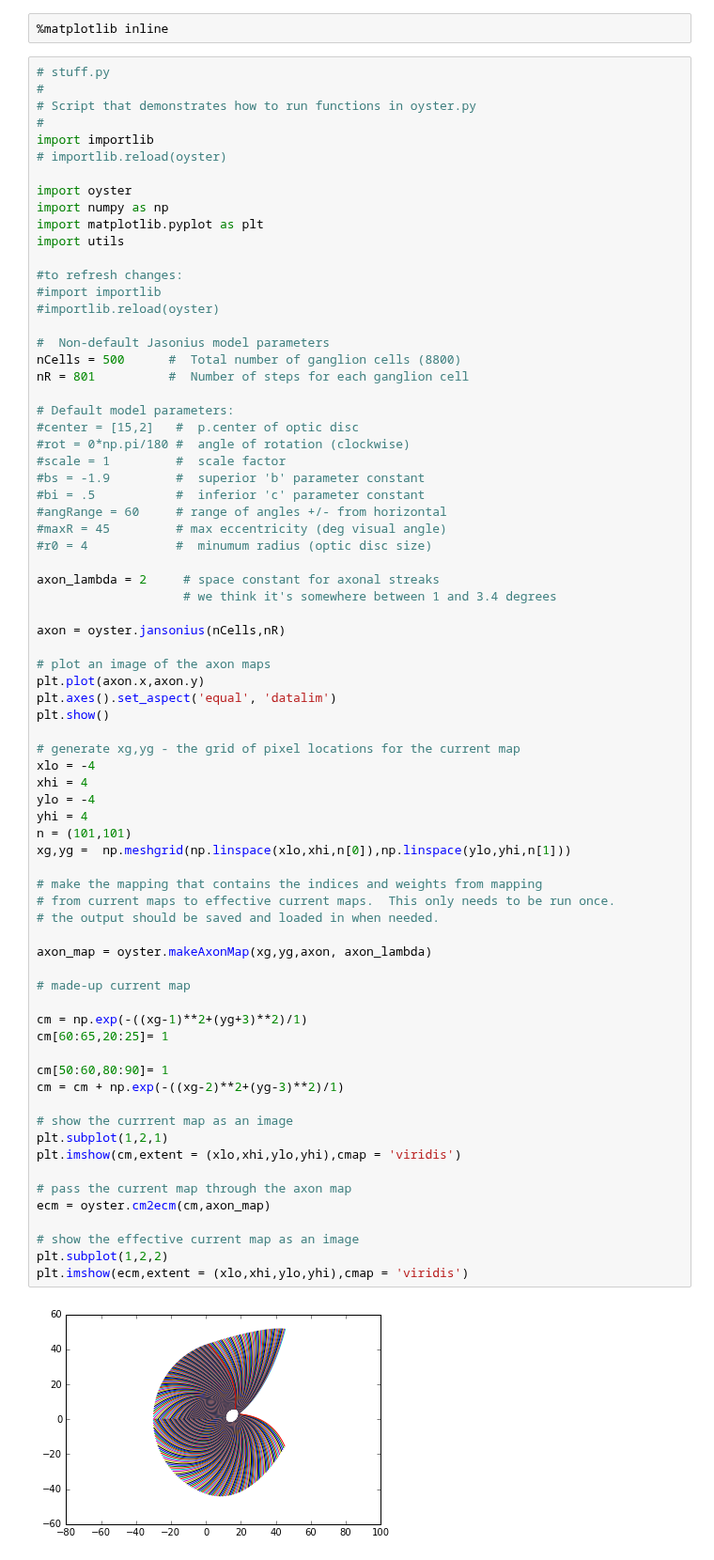
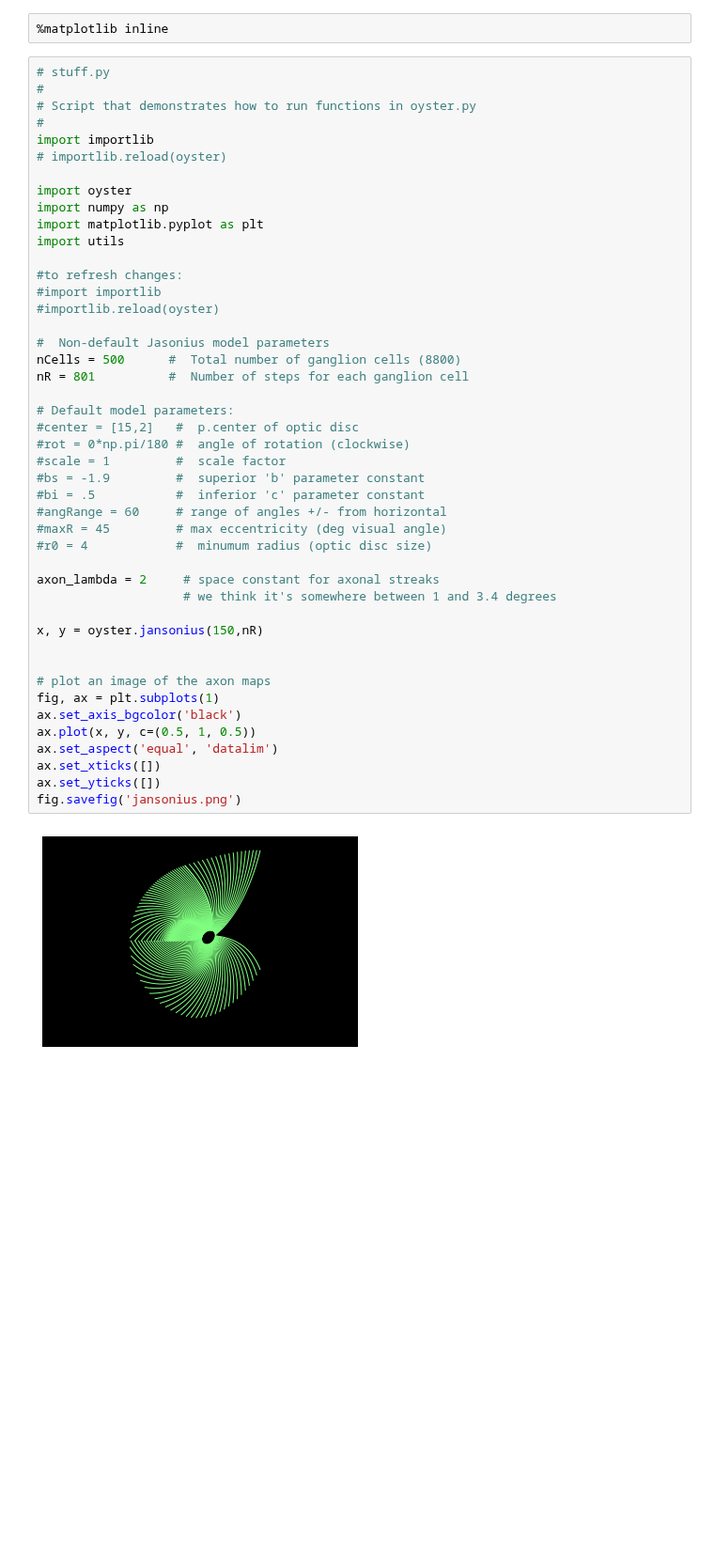
Before and after one commit to pulse2percept/pulse2percept, a Jupyter notebook: python/notebooks/oyster.ipynb, the cells around one changed output. Shown at 94% size. Saved outputs shown, nothing was run; the diff lists cells and outputs as text; blank space fills up the shorter version.

```diff
--- a/python/notebooks/oyster.ipynb
+++ b/python/notebooks/oyster.ipynb
@@ -10,68 +13,40 @@ import importlib
 
 import oyster
 import numpy as np
 import matplotlib.pyplot as plt
 import utils
 
 #to refresh changes:
 #import importlib
 #importlib.reload(oyster)
 
 #  Non-default Jasonius model parameters
 nCells = 500      #  Total number of ganglion cells (8800)
 nR = 801          #  Number of steps for each ganglion cell
 
 # Default model parameters:
 #center = [15,2]   #  p.center of optic disc
 #rot = 0*np.pi/180 #  angle of rotation (clockwise)
 #scale = 1         #  scale factor
 #bs = -1.9         #  superior 'b' parameter constant
 #bi = .5           #  inferior 'c' parameter constant
 #angRange = 60     # range of angles +/- from horizontal
 #maxR = 45         # max eccentricity (deg visual angle)
 #r0 = 4            #  minumum radius (optic disc size)
 
 axon_lambda = 2     # space constant for axonal streaks
                     # we think it's somewhere between 1 and 3.4 degrees
 
-axon = oyster.jansonius(nCells,nR)
+x, y = oyster.jansonius(150,nR)
+
 
 # plot an image of the axon maps
-plt.plot(axon.x,axon.y)
-plt.axes().set_aspect('equal', 'datalim')
-plt.show()
-
-# generate xg,yg - the grid of pixel locations for the current map
-xlo = -4
-xhi = 4
-ylo = -4
-yhi = 4
-n = (101,101)
-xg,yg =  np.meshgrid(np.linspace(xlo,xhi,n[0]),np.linspace(ylo,yhi,n[1]))
-
-# make the mapping that contains the indices and weights from mapping
-# from current maps to effective current maps.  This only needs to be run once.
-# the output should be saved and loaded in when needed.
-
-axon_map = oyster.makeAxonMap(xg,yg,axon, axon_lambda)
-
-# made-up current map
-
-cm = np.exp(-((xg-1)**2+(yg+3)**2)/1)
-cm[60:65,20:25]= 1
-
-cm[50:60,80:90]= 1
-cm = cm + np.exp(-((xg-2)**2+(yg-3)**2)/1)
-
-# show the currrent map as an image
-plt.subplot(1,2,1)
-plt.imshow(cm,extent = (xlo,xhi,ylo,yhi),cmap = 'viridis')
-
-# pass the current map through the axon map
-ecm = oyster.cm2ecm(cm,axon_map)
-
-# show the effective current map as an image
-plt.subplot(1,2,2)
-plt.imshow(ecm,extent = (xlo,xhi,ylo,yhi),cmap = 'viridis')
+fig, ax = plt.subplots(1)
+ax.set_axis_bgcolor('black')
+ax.plot(x, y, c=(0.5, 1, 0.5))
+ax.set_aspect('equal', 'datalim')
+ax.set_xticks([])
+ax.set_yticks([])
+fig.savefig('jansonius.png')
 # %% [output]
-[figure, old version]
+[figure, new version]
```
Also changed, not shown: parts of 3 cells of this notebook, 28 other files.
